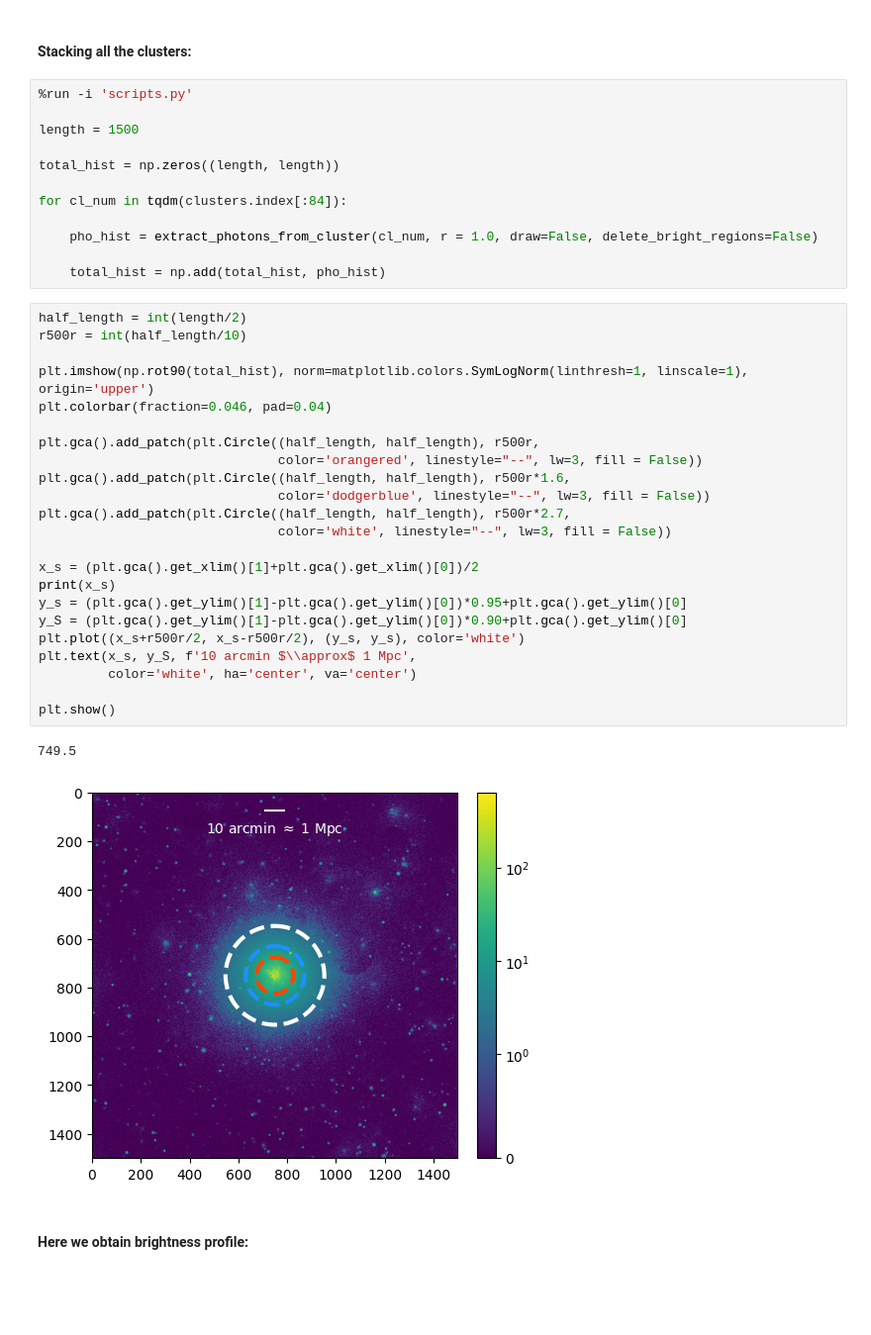
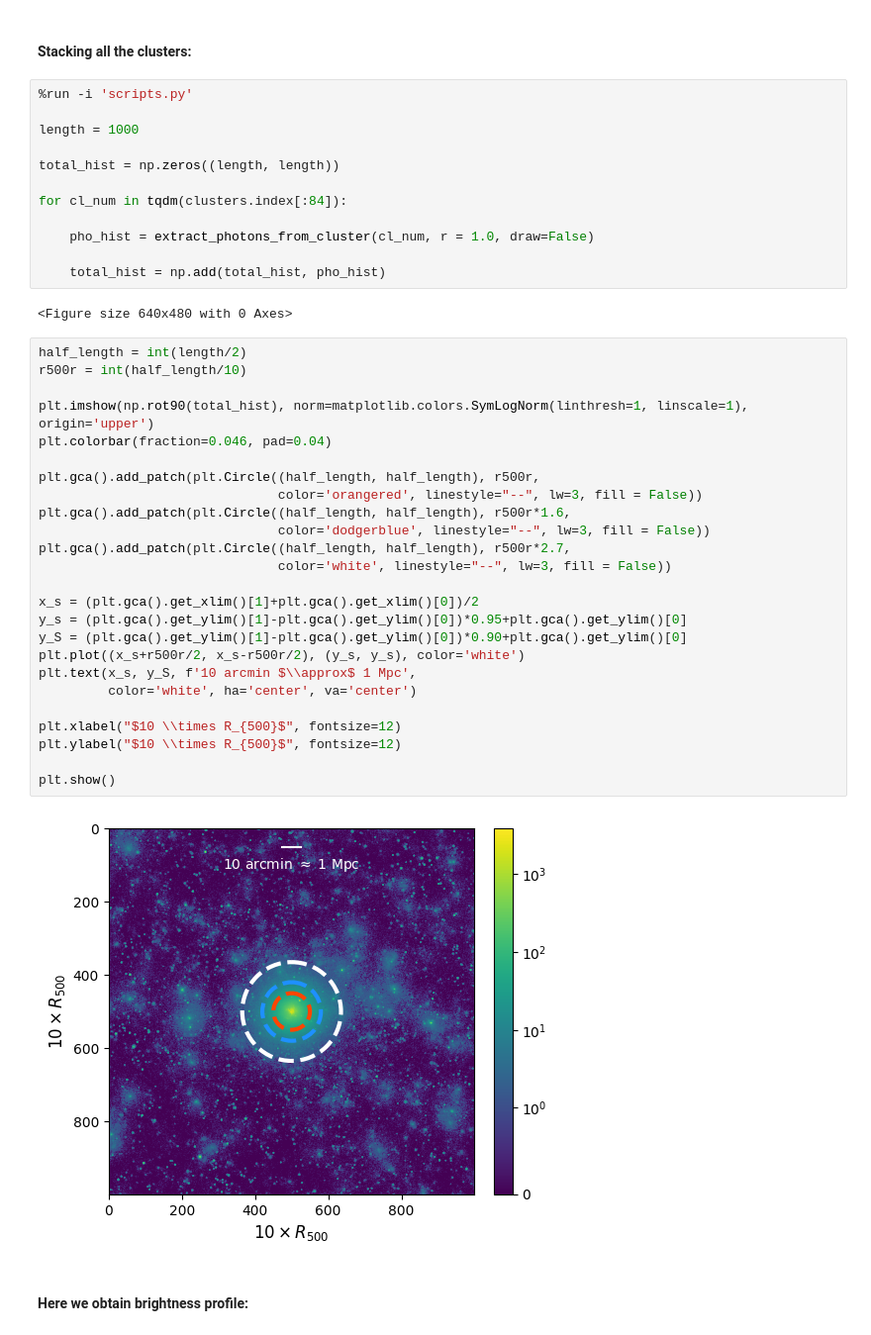
Before and after one commit to pi4imu/stacking, a Jupyter notebook: stacking_magneticum.ipynb, the cells around one changed output. Shown at 99% size. Cells and saved outputs as stored; diff of their text form; blank space fills up the shorter version.

```diff
--- a/stacking_magneticum.ipynb
+++ b/stacking_magneticum.ipynb
@@ -249,41 +244,44 @@ plt.show()
 # %%
 %run -i 'scripts.py'
 
-length = 1500
+length = 1000
 
 total_hist = np.zeros((length, length))
 
 for cl_num in tqdm(clusters.index[:84]):
 
-    pho_hist = extract_photons_from_cluster(cl_num, r = 1.0, draw=False, delete_bright_regions=False)
+    pho_hist = extract_photons_from_cluster(cl_num, r = 1.0, draw=False)
 
     total_hist = np.add(total_hist, pho_hist)
+# %% [output]
+<Figure size 640x480 with 0 Axes>
 # %%
 half_length = int(length/2)
 r500r = int(half_length/10)
 
 plt.imshow(np.rot90(total_hist), norm=matplotlib.colors.SymLogNorm(linthresh=1, linscale=1), origin='upper')
 plt.colorbar(fraction=0.046, pad=0.04)
 
 plt.gca().add_patch(plt.Circle((half_length, half_length), r500r,
                                color='orangered', linestyle="--", lw=3, fill = False))
 plt.gca().add_patch(plt.Circle((half_length, half_length), r500r*1.6,
                                color='dodgerblue', linestyle="--", lw=3, fill = False))
 plt.gca().add_patch(plt.Circle((half_length, half_length), r500r*2.7,
                                color='white', linestyle="--", lw=3, fill = False))
 
 x_s = (plt.gca().get_xlim()[1]+plt.gca().get_xlim()[0])/2
-print(x_s)
 y_s = (plt.gca().get_ylim()[1]-plt.gca().get_ylim()[0])*0.95+plt.gca().get_ylim()[0]
 y_S = (plt.gca().get_ylim()[1]-plt.gca().get_ylim()[0])*0.90+plt.gca().get_ylim()[0]
 plt.plot((x_s+r500r/2, x_s-r500r/2), (y_s, y_s), color='white')
 plt.text(x_s, y_S, f'10 arcmin $\\approx$ 1 Mpc',
          color='white', ha='center', va='center')
 
+plt.xlabel("$10 \\times R_{500}$", fontsize=12)
+plt.ylabel("$10 \\times R_{500}$", fontsize=12)
+
 plt.show()
 # %% [output]
-749.5
-[figure, old version]
+[figure, new version]
 # %% [markdown]
 #### Here we obtain brightness profile:
 # %%
```
Also changed, not shown: parts of 21 cells of this notebook, 18 other files.
